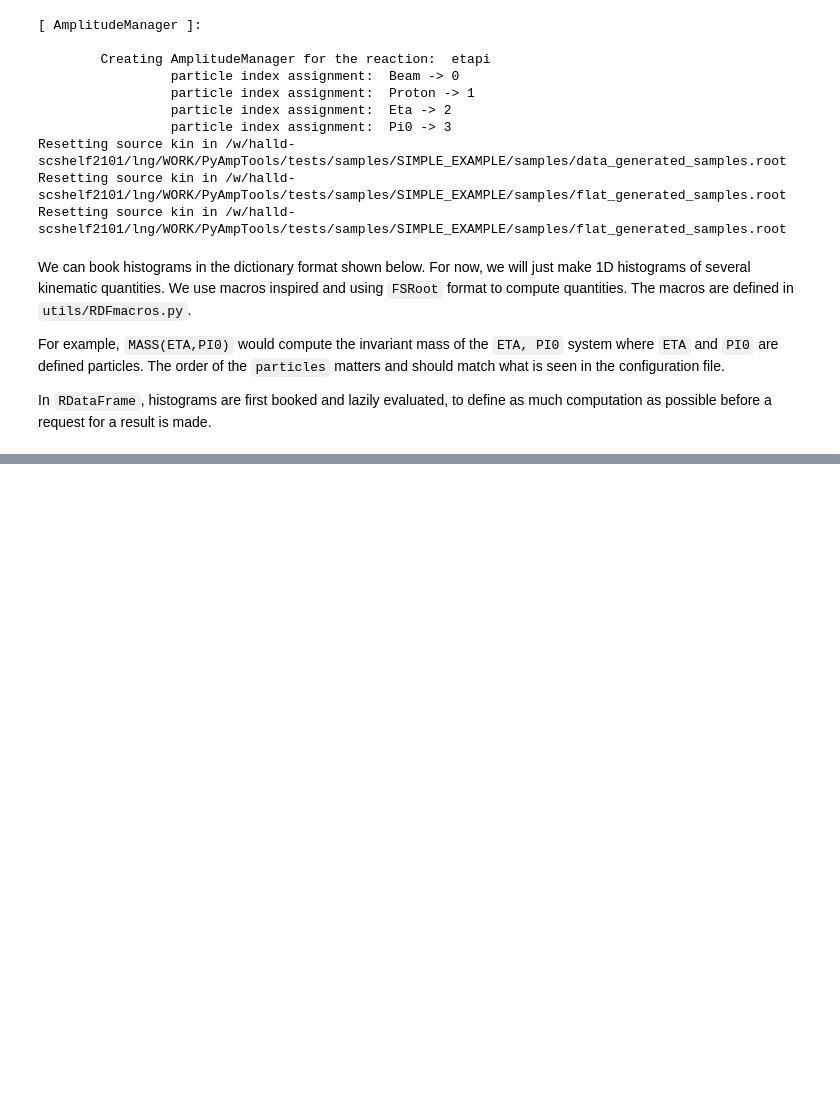
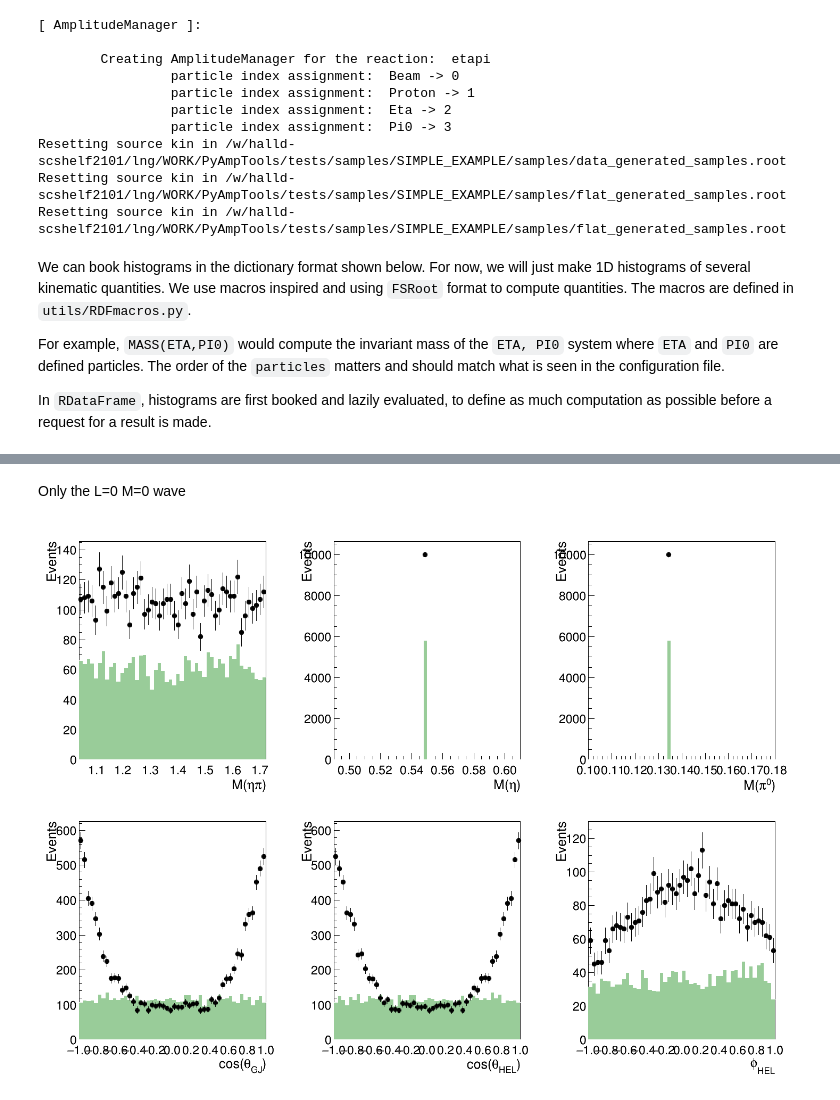
Before and after one commit to lan13005/PyAmpTools, a Jupyter notebook: docs/notebooks/plotgen.ipynb, the cells around one changed output, grey strips where cells are left out. Saved outputs shown, nothing was run; the diff lists cells and outputs as text; code cells hidden in the pictures; blank space fills up the shorter version.

```diff
--- a/docs/notebooks/plotgen.ipynb
+++ b/docs/notebooks/plotgen.ipynb
@@ -133,0 +163,6 @@ images[0] # show first page
+# %% [markdown]
+Only the L=0 M=0 wave
+# %%
+Image(filename=f'result_resAmp3.png')
+# %% [output]
+[figure, added]
```
Also changed, not shown: parts of 16 cells of this notebook, 2 other files.
